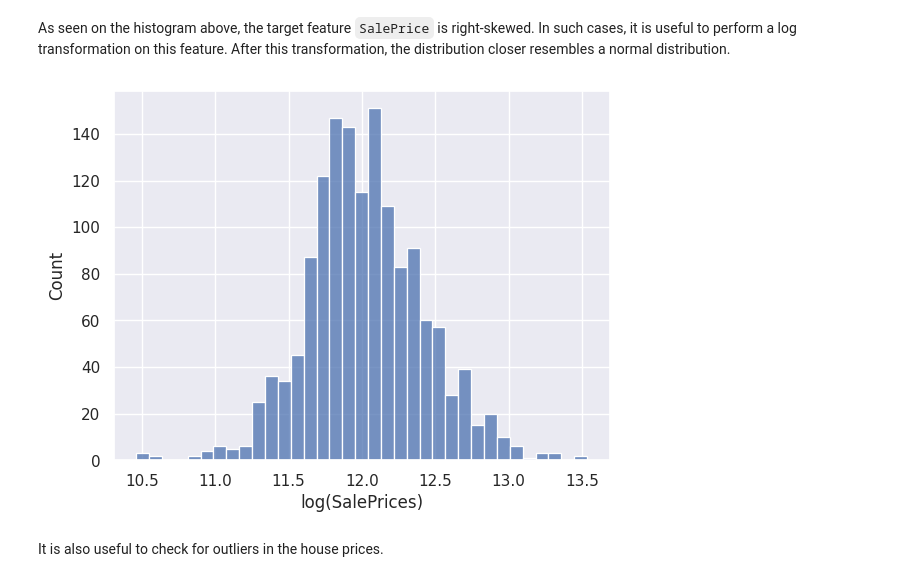
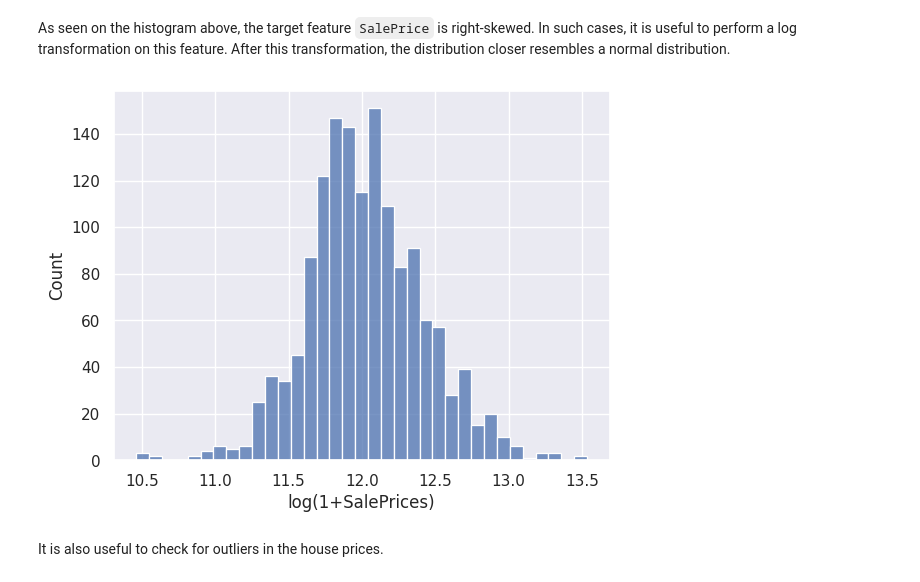
Before and after one commit to ianlopezdiaz/kaggle-house-prices, a Jupyter notebook: 01_EDA.ipynb, the cells around one changed output. Cells and saved outputs as stored; diff of their text form; code cells hidden in the pictures.

Commit message:
kaggle-house-prices updates

```diff
--- a/1_EDA.ipynb
+++ b/01_EDA.ipynb
@@ -113,10 +113,10 @@ As seen on the histogram above, the target feature `SalePrice` is right-skewed.
 # %%
 # Histogram log
 sns.histplot(np.log1p(df_train.get("SalePrice")))
-plt.xlabel("log(SalePrices)")
+plt.xlabel("log(1+SalePrices)")
 plt.show()
 # %% [output]
-[figure, old version]
+[figure, new version]
 # %% [markdown]
 It is also useful to check for outliers in the house prices.
 # %%
```
Also changed, not shown: parts of 15 cells of this notebook, 30 other files.
